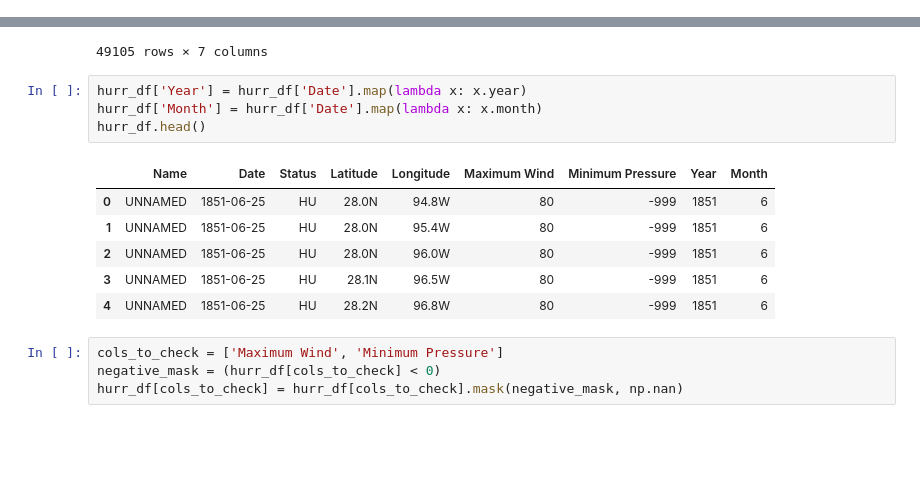
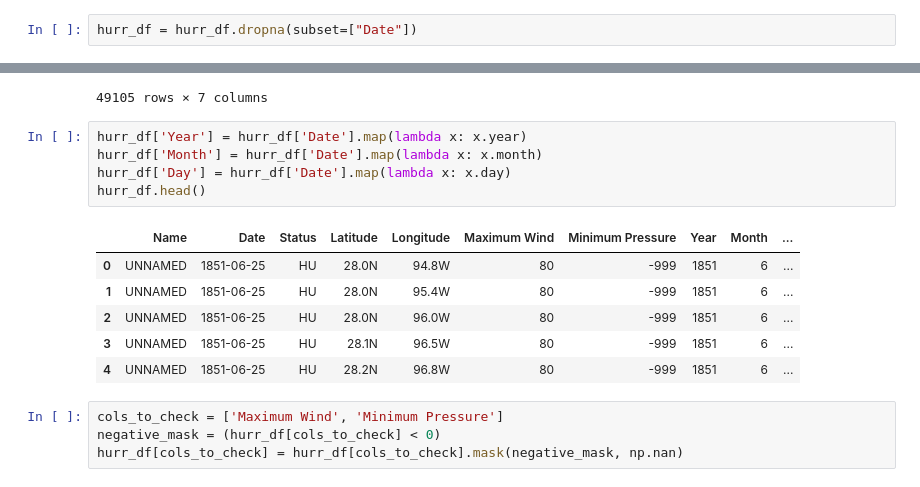
Before and after one commit to DanielBrechner/hurrdat_co2, a Jupyter notebook: all_hurr_test.ipynb, the cells around one changed output, grey strips where cells are left out. Drawn from its saved outputs; the diff is of its cells as text; blank space fills up the shorter version.

```diff
--- a/all_hurr_test.ipynb
+++ b/all_hurr_test.ipynb
@@ -18,6 +18,8 @@ hurr_df_full.head()
 5 rows × 22 columns
 # %%
 hurr_df = hurr_df_full.drop(columns=['ID', 'Time', 'Event', 'Low Wind NE', 'Low Wind SE', 'Low Wind SW', 'Low Wind NW', 'Moderate Wind NE', 'Moderate Wind SE', 'Moderate Wind SW', 'Moderate Wind NW', 'High Wind NE', 'High Wind SE', 'High Wind SW', 'High Wind NW'], axis = 1,)
+# %%
+hurr_df = hurr_df.dropna(subset=["Date"])
 # %%
 hurr_df['Date'] = pd.to_datetime(hurr_df['Date'].astype(str), format = '%Y %m %d')
 hurr_df
@@ -38,14 +40,15 @@ hurr_df
 # %%
 hurr_df['Year'] = hurr_df['Date'].map(lambda x: x.year)
 hurr_df['Month'] = hurr_df['Date'].map(lambda x: x.month)
+hurr_df['Day'] = hurr_df['Date'].map(lambda x: x.day)
 hurr_df.head()
 # %% [output]
-|  | Name | Date | Status | Latitude | Longitude | Maximum Wind | Minimum Pressure | Year | Month |
-| 0 | UNNAMED | 1851-06-25 | HU | 28.0N | 94.8W | 80 | -999 | 1851 | 6 |
-| 1 | UNNAMED | 1851-06-25 | HU | 28.0N | 95.4W | 80 | -999 | 1851 | 6 |
-| 2 | UNNAMED | 1851-06-25 | HU | 28.0N | 96.0W | 80 | -999 | 1851 | 6 |
-| 3 | UNNAMED | 1851-06-25 | HU | 28.1N | 96.5W | 80 | -999 | 1851 | 6 |
-| 4 | UNNAMED | 1851-06-25 | HU | 28.2N | 96.8W | 80 | -999 | 1851 | 6 |
+|  | Name | Date | Status | Latitude | Longitude | Maximum Wind | Minimum Pressure | Year | Month | ... |
+| 0 | UNNAMED | 1851-06-25 | HU | 28.0N | 94.8W | 80 | -999 | 1851 | 6 | ... |
+| 1 | UNNAMED | 1851-06-25 | HU | 28.0N | 95.4W | 80 | -999 | 1851 | 6 | ... |
+| 2 | UNNAMED | 1851-06-25 | HU | 28.0N | 96.0W | 80 | -999 | 1851 | 6 | ... |
+| 3 | UNNAMED | 1851-06-25 | HU | 28.1N | 96.5W | 80 | -999 | 1851 | 6 | ... |
+| 4 | UNNAMED | 1851-06-25 | HU | 28.2N | 96.8W | 80 | -999 | 1851 | 6 | ... |
 # %%
 cols_to_check = ['Maximum Wind', 'Minimum Pressure']
 negative_mask = (hurr_df[cols_to_check] < 0)
```
Also changed, not shown: parts of 3 cells of this notebook.
